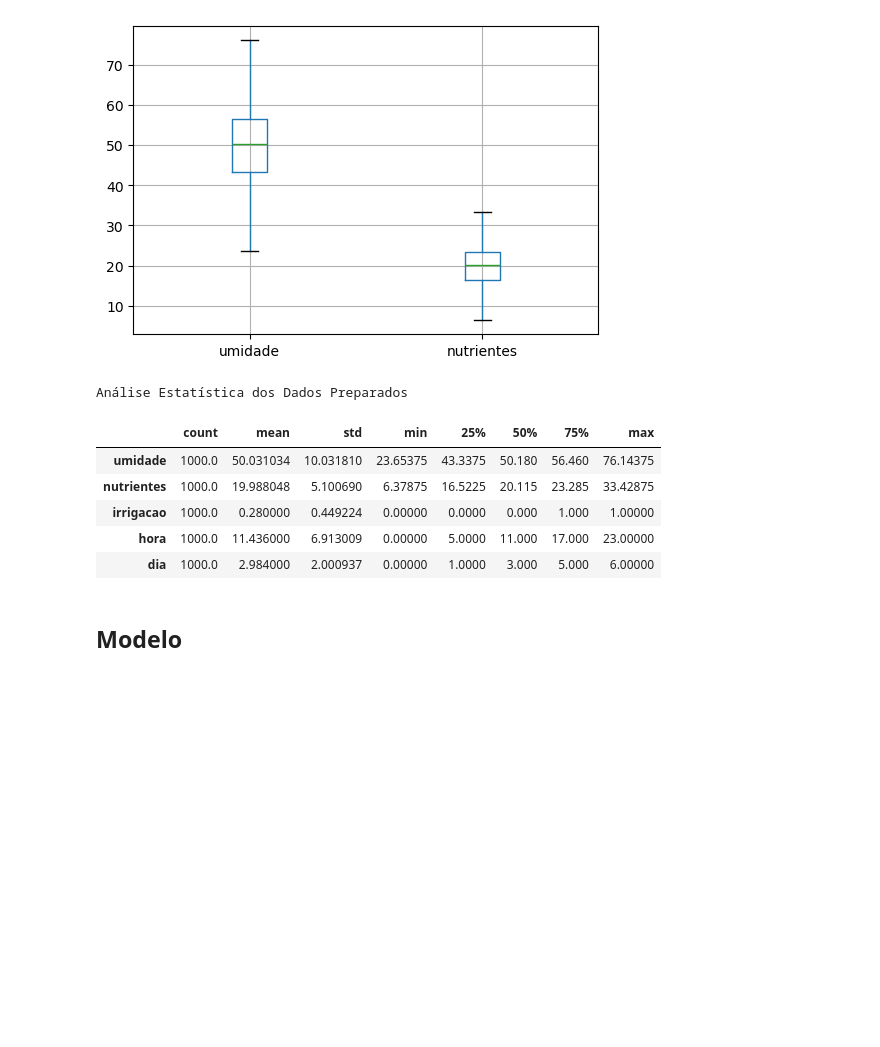
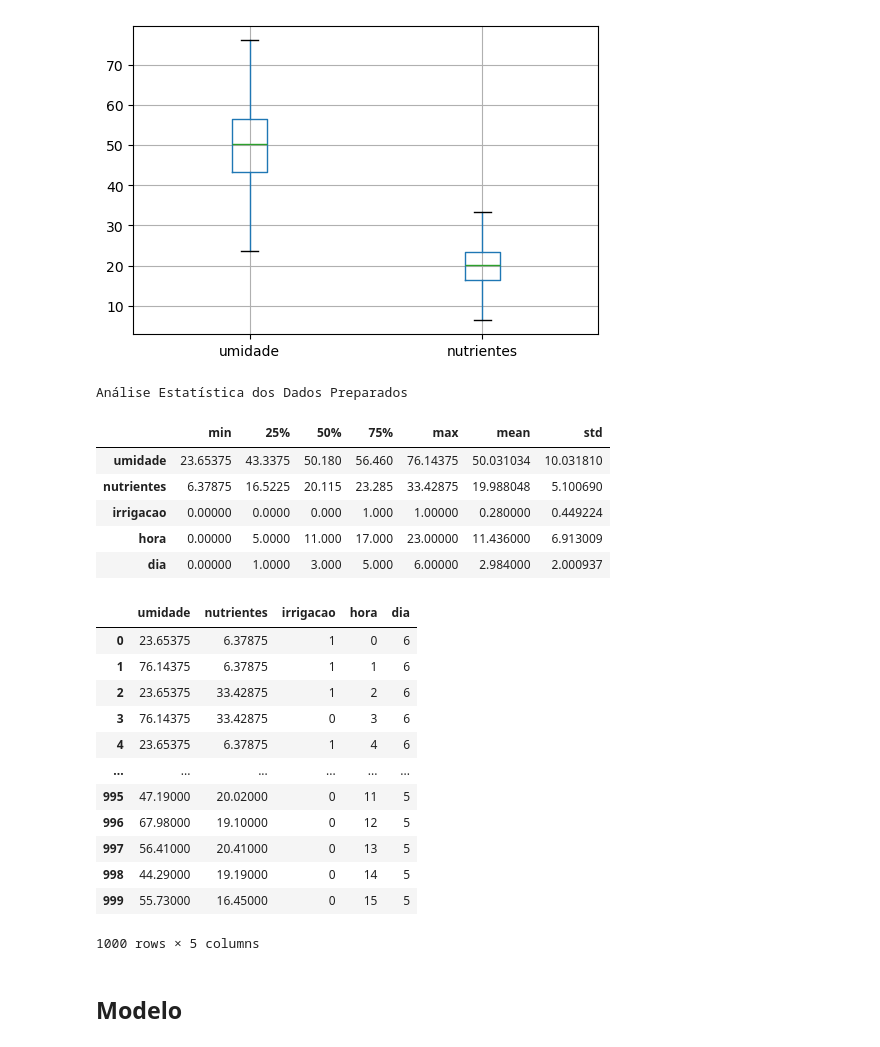
Before and after one commit to Jr-RS/fase4_cap1_FarmTech, a Jupyter notebook: analise_modelo.ipynb, the cells around one changed output. Drawn from its saved outputs; the diff is of its cells as text; code cells hidden in the pictures; blank space fills up the shorter version.

```diff
--- a/analise_modelo.ipynb
+++ b/analise_modelo.ipynb
@@ -140,12 +141,26 @@ Verificando a presença de outliers:
 [figure]
 # %%
 print('Análise Estatística dos Dados Preparados')
-base.describe().transpose()
+display(base.describe().transpose()[['min', '25%',	'50%',	'75%',	'max', 'mean', 'std']])
+display(base)
 # %% [output]
 Análise Estatística dos Dados Preparados
-|  | count | mean | std | min | 25% | 50% | 75% | max |
-| umidade | 1000.0 | 50.031034 | 10.031810 | 23.65375 | 43.3375 | 50.180 | 56.460 | 76.14375 |
-| nutrientes | 1000.0 | 19.988048 | 5.100690 | 6.37875 | 16.5225 | 20.115 | 23.285 | 33.42875 |
-| irrigacao | 1000.0 | 0.280000 | 0.449224 | 0.00000 | 0.0000 | 0.000 | 1.000 | 1.00000 |
-| hora | 1000.0 | 11.436000 | 6.913009 | 0.00000 | 5.0000 | 11.000 | 17.000 | 23.00000 |
-| dia | 1000.0 | 2.984000 | 2.000937 | 0.00000 | 1.0000 | 3.000 | 5.000 | 6.00000 |
+|  | min | 25% | 50% | 75% | max | mean | std |
+| umidade | 23.65375 | 43.3375 | 50.180 | 56.460 | 76.14375 | 50.031034 | 10.031810 |
+| nutrientes | 6.37875 | 16.5225 | 20.115 | 23.285 | 33.42875 | 19.988048 | 5.100690 |
+| irrigacao | 0.00000 | 0.0000 | 0.000 | 1.000 | 1.00000 | 0.280000 | 0.449224 |
+| hora | 0.00000 | 5.0000 | 11.000 | 17.000 | 23.00000 | 11.436000 | 6.913009 |
+| dia | 0.00000 | 1.0000 | 3.000 | 5.000 | 6.00000 | 2.984000 | 2.000937 |
+|  | umidade | nutrientes | irrigacao | hora | dia |
+| 0 | 23.65375 | 6.37875 | 1 | 0 | 6 |
+| 1 | 76.14375 | 6.37875 | 1 | 1 | 6 |
+| 2 | 23.65375 | 33.42875 | 1 | 2 | 6 |
+| 3 | 76.14375 | 33.42875 | 0 | 3 | 6 |
+| 4 | 23.65375 | 6.37875 | 1 | 4 | 6 |
+| ... | ... | ... | ... | ... | ... |
+| 995 | 47.19000 | 20.02000 | 0 | 11 | 5 |
+| 996 | 67.98000 | 19.10000 | 0 | 12 | 5 |
+| 997 | 56.41000 | 20.41000 | 0 | 13 | 5 |
+| 998 | 44.29000 | 19.19000 | 0 | 14 | 5 |
+| 999 | 55.73000 | 16.45000 | 0 | 15 | 5 |
+1000 rows × 5 columns
```
Also changed, not shown: parts of 10 cells of this notebook, 2 other files.
